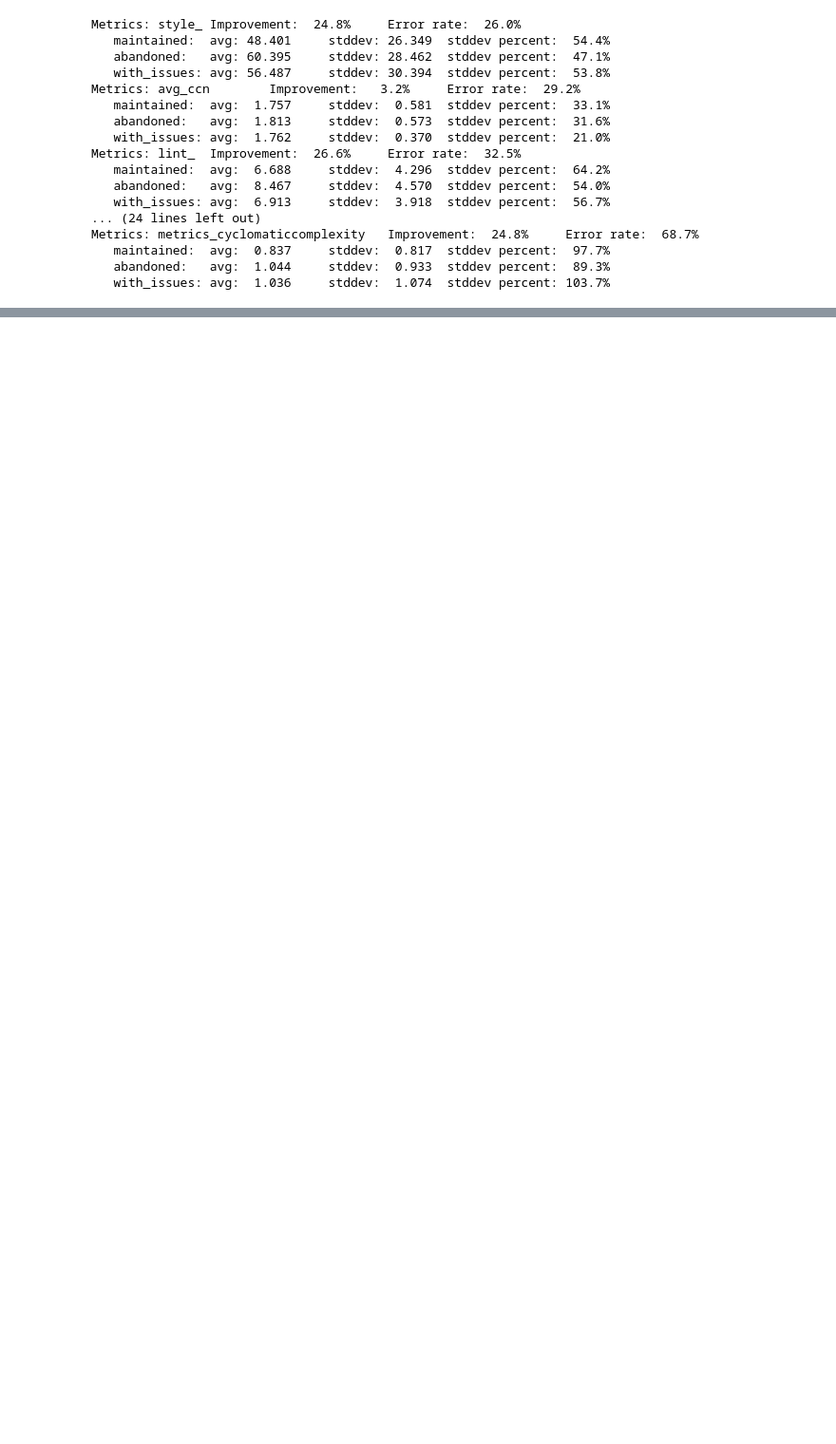
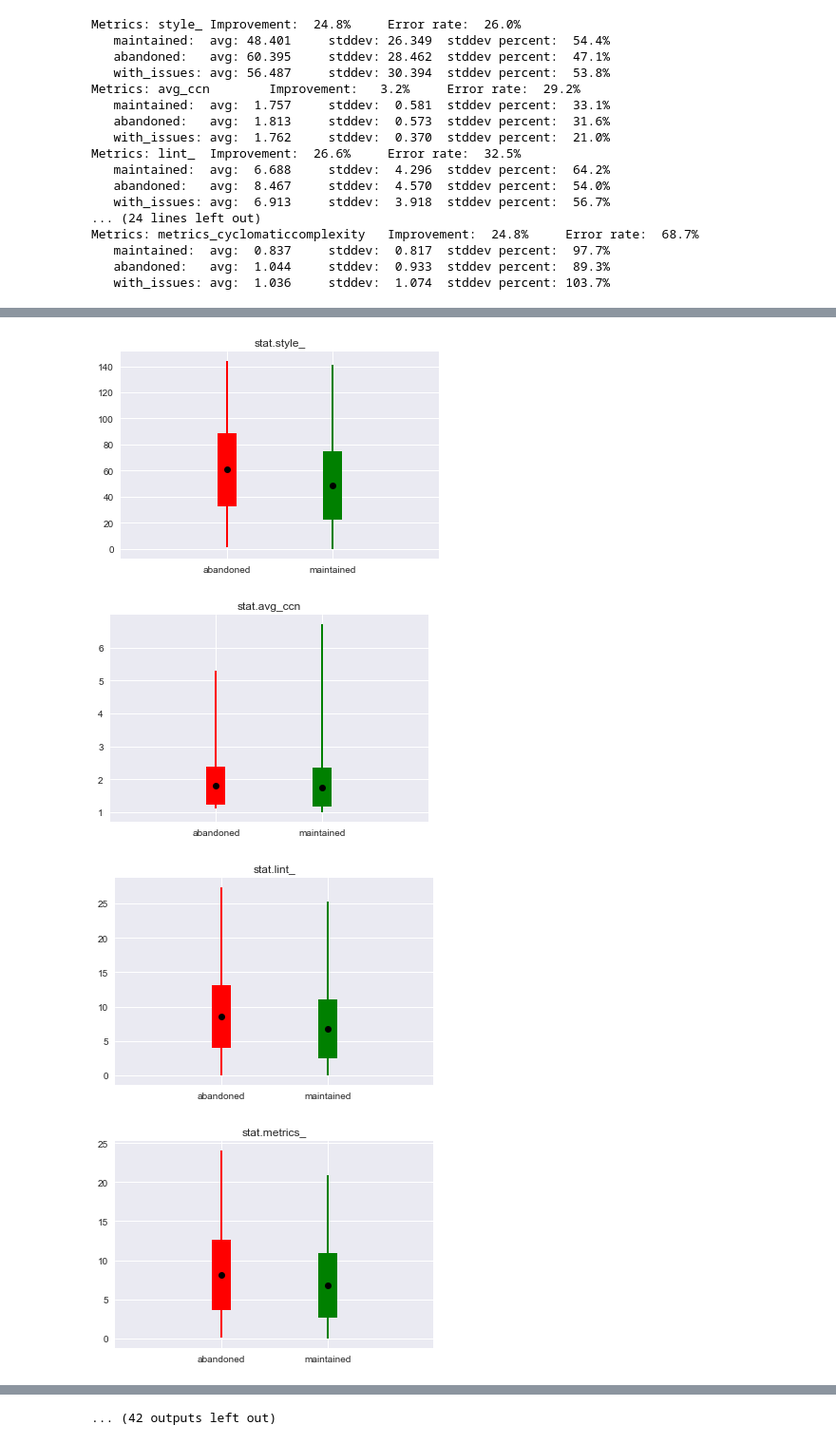
Before and after one commit to terryyin/rubygem_digger, a Jupyter notebook: notebook/Simple Analysis.ipynb, the cells around one changed output, grey strips where cells are left out. Shown at 95% size. Saved outputs shown, nothing was run; the diff lists cells and outputs as text; code cells hidden in the pictures; blank space fills up the shorter version.

```diff
--- a/notebook/Simple Analysis.ipynb
+++ b/notebook/Simple Analysis.ipynb
@@ -3,8 +9,11 @@
 # %%
 import json
 
-fn = 'RubygemDigger--Steps--GenerateJsonForLastVersions--1.data.json'
+fn = 'RubygemDigger--Steps--GenerateJsonForLastVersions--2.data.json'
 with open(fn) as f: data = json.load(f)
 simple_analysis = data["simple_analysis"]
 keys = simple_analysis.keys()
 d = data["data"]
+
+df = pd.io.json.json_normalize(d)
+keys
@@ -47,3 +58,5 @@ Metrics: metrics_cyclomaticcomplexity   Improvement:  24.8%     Error rate:  68.
    maintained:  avg:  0.837     stddev:  0.817  stddev percent:  97.7%
    abandoned:   avg:  1.044     stddev:  0.933  stddev percent:  89.3%
    with_issues: avg:  1.036     stddev:  1.074  stddev percent: 103.7%
+# %%
+df = df[df["stat.avg_nloc"]<20]
@@ -49,0 +78,26 @@ Metrics: metrics_cyclomaticcomplexity   Improvement:  24.8%     Error rate:  68.
+# %%
+abdf = df[df["label"]=="abandoned"]
+mtdf = df[df["label"]!="abandoned"]
+x = np.random.randn(100, 2)
+field = 'stat.style_'
+for k in (sorted(impacts.items(), key=lambda x: x[1]))[:100]:
+    field='stat.'+k[0]
+    plt.figure(field)
+    plt.title(field)
+    means = np.array([abdf[field].mean(), mtdf[field].mean()])
+    maxes = np.array([abdf[field].max(), mtdf[field].max()])
+    mins = np.array([abdf[field].min(), mtdf[field].min()])
+    std = np.array([abdf[field].std(), mtdf[field].std()])
+    plt.xticks(np.arange(2), ['abandoned', 'maintained'])
+
+
+    # create stacked errorbars:
+    plt.errorbar(np.arange(2), means, std, fmt='ok', ecolor=['red', 'green'], lw=20)
+    plt.errorbar(np.arange(2), means, [means - mins, maxes - means],
+                 fmt='.k', ecolor=['red', 'green'], lw=2)
+    plt.xlim(-1, 2)
+# %% [output]
+[figure, added]
+[figure, added]
+[figure, added]
+[figure, added]
@@ -49,0 +112 @@ Metrics: metrics_cyclomaticcomplexity   Improvement:  24.8%     Error rate:  68.
+... (42 outputs left out)
```
Also changed, not shown: parts of 4 cells of this notebook, 9 other files.
